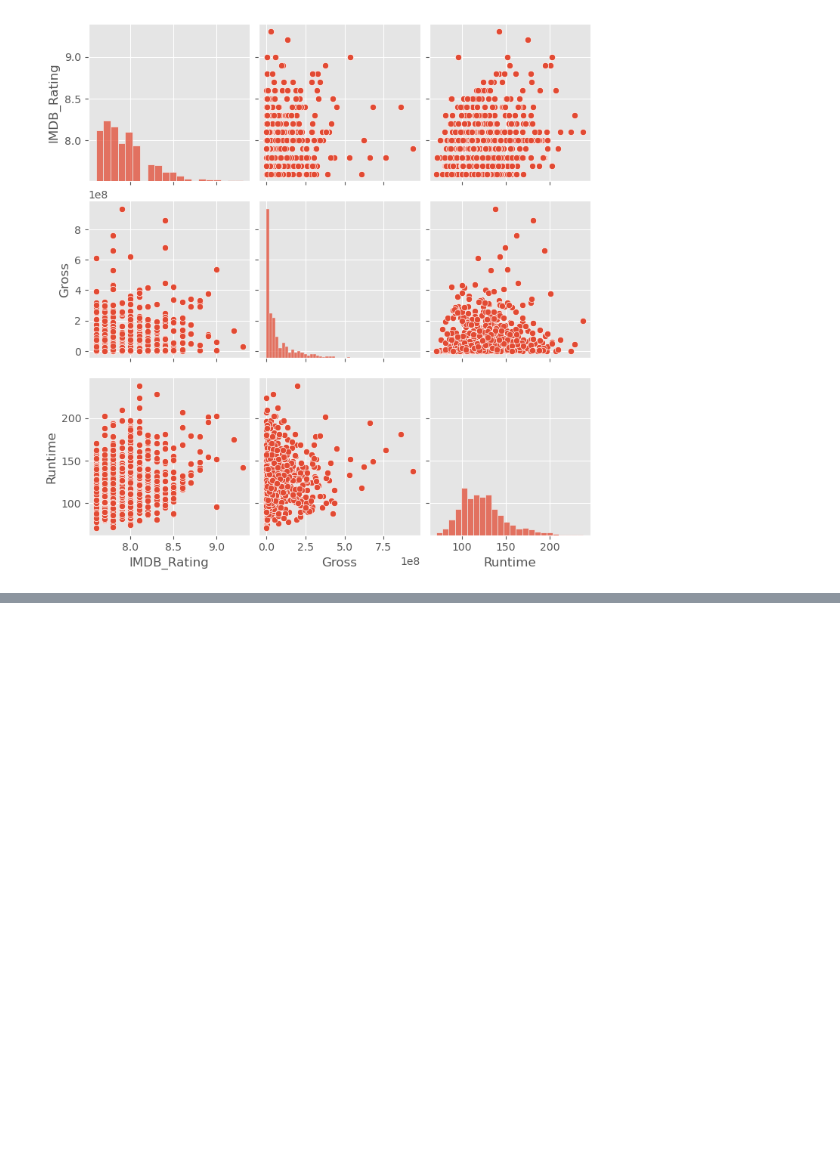
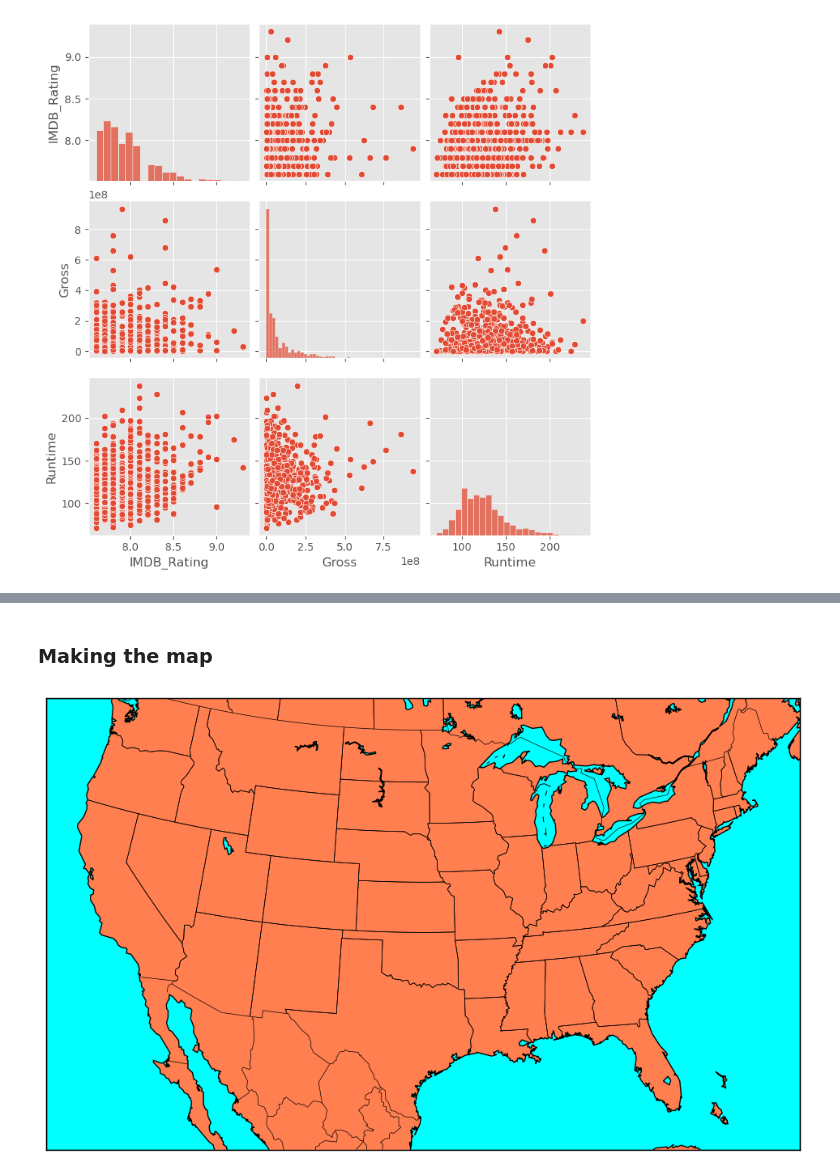
Before and after one commit to jwmathis/Project4, a Jupyter notebook: Project4.ipynb, the cells around one changed output, grey strips where cells are left out. Drawn from its saved outputs; the diff is of its cells as text; code cells hidden in the pictures; blank space fills up the shorter version.

```diff
--- a/Project4.ipynb
+++ b/Project4.ipynb
@@ -451,0 +465,14 @@ sns.pairplot(movies_df[['IMDB_Rating', 'Gross', 'Runtime']]);
+# %% [markdown]
+### Making the map
+# %%
+plt.figure(figsize=(12,8))
+m = Basemap(projection='lcc', resolution='l',
+            width=5E6, height=3E6,
+            lat_0=37.5, lon_0=-97)
+m.drawmapboundary(fill_color='aqua')
+m.fillcontinents(color='coral', lake_color='aqua')
+m.drawcoastlines()
+m.drawstates()
+m.drawcountries();
+# %% [output]
+[figure, added]
```
Also changed, not shown: parts of 5 cells of this notebook, 3 other files.
